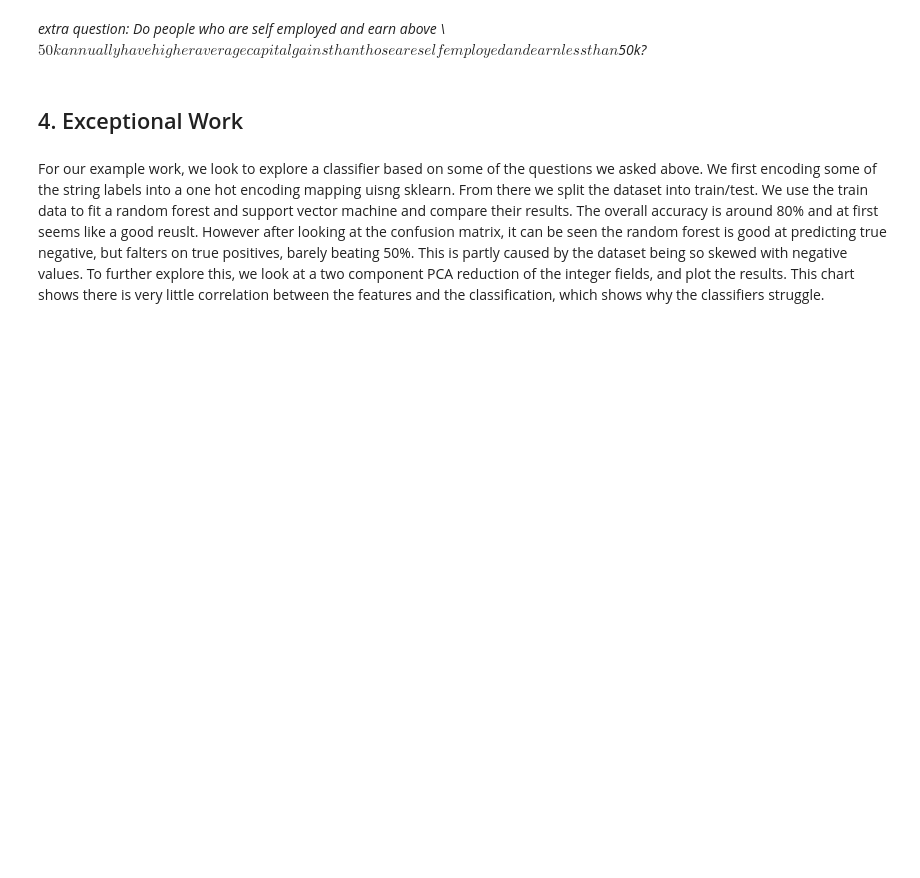
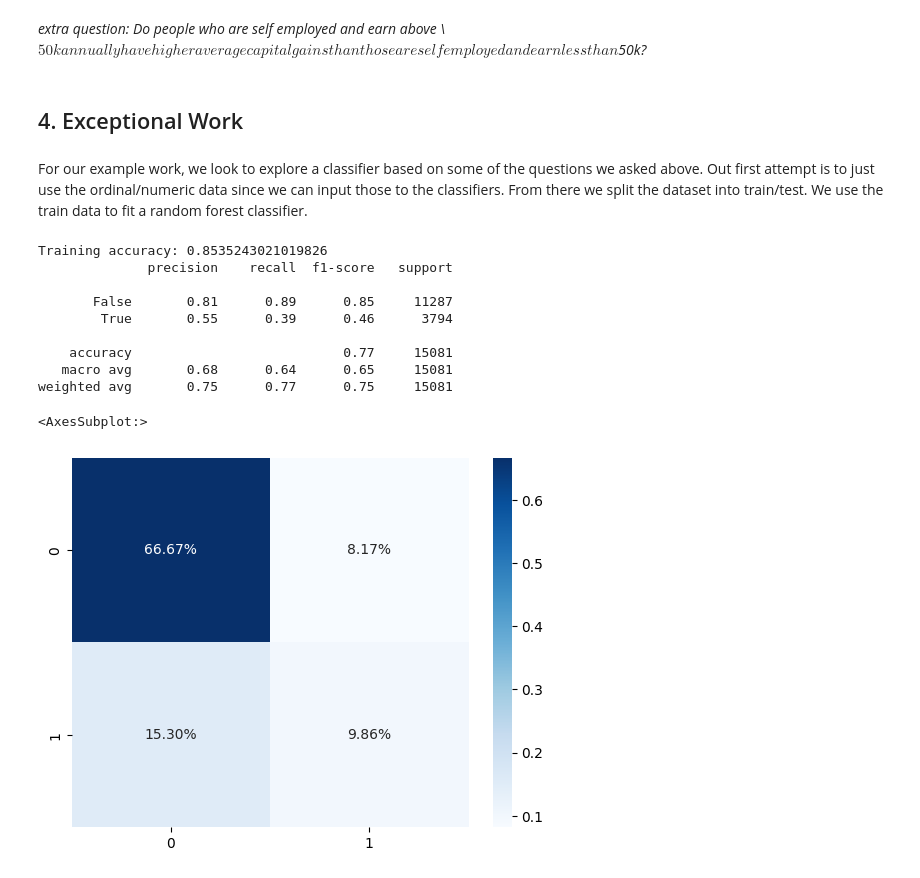
Before and after one commit to mariaherediaa/CS5324-Labs, a Jupyter notebook: Lab1/Lab 1.ipynb, the cells around one changed output. Saved outputs shown, nothing was run; the diff lists cells and outputs as text; code cells hidden in the pictures; blank space fills up the shorter version.

```diff
--- a/Lab1/Lab 1.ipynb
+++ b/Lab1/Lab 1.ipynb
@@ -370,8 +367,8 @@ Looking at the graph above, we see that white married men have a significantly h
  *extra question:  Do people who are self employed and earn above \\$50k annually have higher average capital gains than those are self employed and earn less than $50k?*
 # %% [markdown]
 ## 4. Exceptional Work
-# %% [markdown]
-For our example work, we look to explore a classifier based on some of the questions we asked above. We first encoding some of the string labels into a one hot encoding mapping uisng sklearn. From there we split the dataset into train/test. We use the train data to fit a random forest and support vector machine and compare their results. The overall accuracy is around 80% and at first seems like a good reuslt. However after looking at the confusion matrix, it can be seen the random forest is good at predicting true negative, but falters on true positives, barely beating 50%. This is partly caused by the dataset being so skewed with negative values. To further explore this, we look at a two component PCA reduction of the integer fields, and plot the results. This chart shows there is very little correlation between the features and the classification, which shows why the classifiers struggle.
+# %% [markdown]
+For our example work, we look to explore a classifier based on some of the questions we asked above. Out first attempt is to just use the ordinal/numeric data since we can input those to the classifiers. From there we split the dataset into train/test. We use the train data to fit a random forest classifier.
 # %%
 from sklearn.model_selection import train_test_split
 from sklearn.ensemble import RandomForestClassifier
@@ -380,12 +377,36 @@ from sklearn import preprocessing
 from sklearn.preprocessing import StandardScaler
 from sklearn.pipeline import make_pipeline
 from sklearn.preprocessing import OneHotEncoder
+from sklearn.decomposition import PCA
 
-X = df[['age', 'sex', 'race', 'education_num', 'hours_per_week', 'occupation', 'marital_status', 'workclass']]
+
+X = df[['age', 'education_num', 'hours_per_week']]
 y = df['above_50K_income']
-
-enc = OneHotEncoder(handle_unknown='ignore')
-X = enc.fit_transform(X)
 
 x_train, x_test, y_train, y_test = train_test_split(
     X, y, test_size=0.50, random_state=42)
+# %%
+# Standard scaler to remove mean and scal with variance
+clf = make_pipeline(StandardScaler(), RandomForestClassifier())
+rf_model = clf.fit(x_train, y_train)
+
+print('Training accuracy:', rf_model.score(x_train, y_train))
+
+predicted = pd.DataFrame(rf_model.predict(x_test))
+
+print(metrics.classification_report(y_test, predicted))
+
+cf_matrix = metrics.confusion_matrix(y_test, predicted)
+sns.heatmap(cf_matrix/np.sum(cf_matrix), annot=True, fmt='.2%', cmap='Blues')
+# %% [output]
+Training accuracy: 0.8535243021019826
+              precision    recall  f1-score   support
+
+       False       0.81      0.89      0.85     11287
+        True       0.55      0.39      0.46      3794
+
+    accuracy                           0.77     15081
+   macro avg       0.68      0.64      0.65     15081
+weighted avg       0.75      0.77      0.75     15081
+<AxesSubplot:>
+[figure, added]
```
Also changed, not shown: parts of 12 cells of this notebook.
